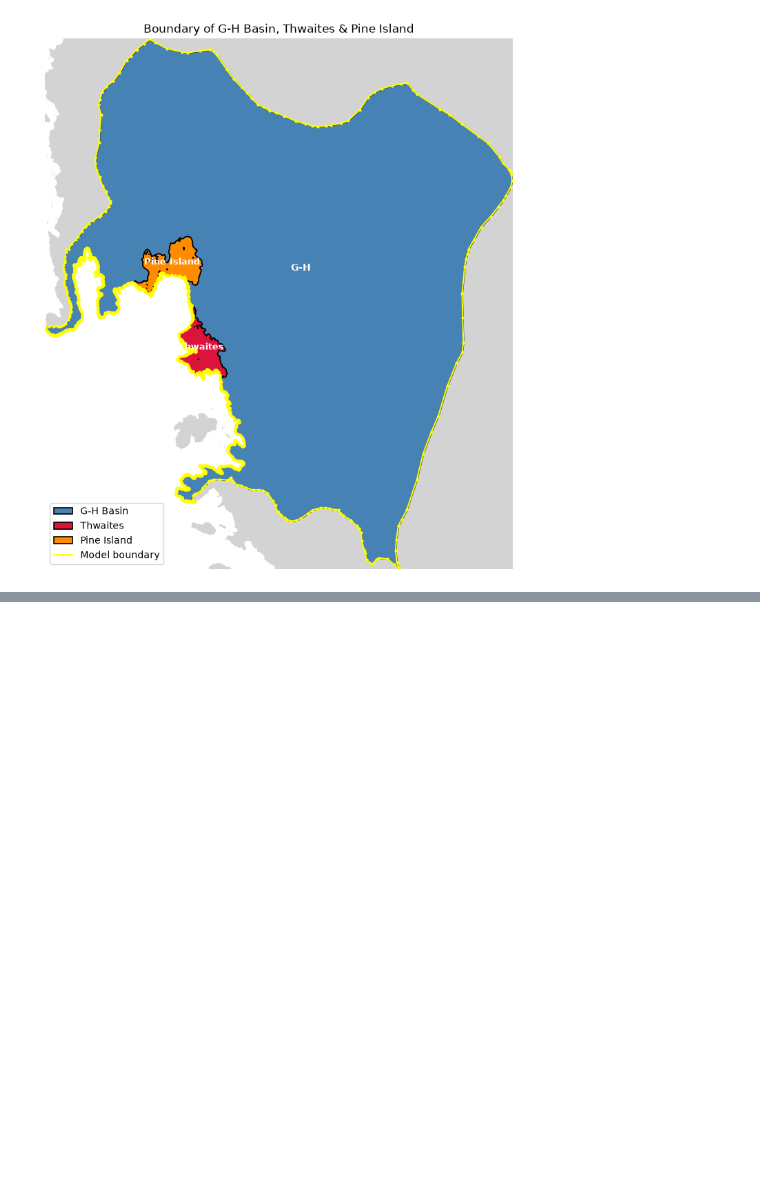
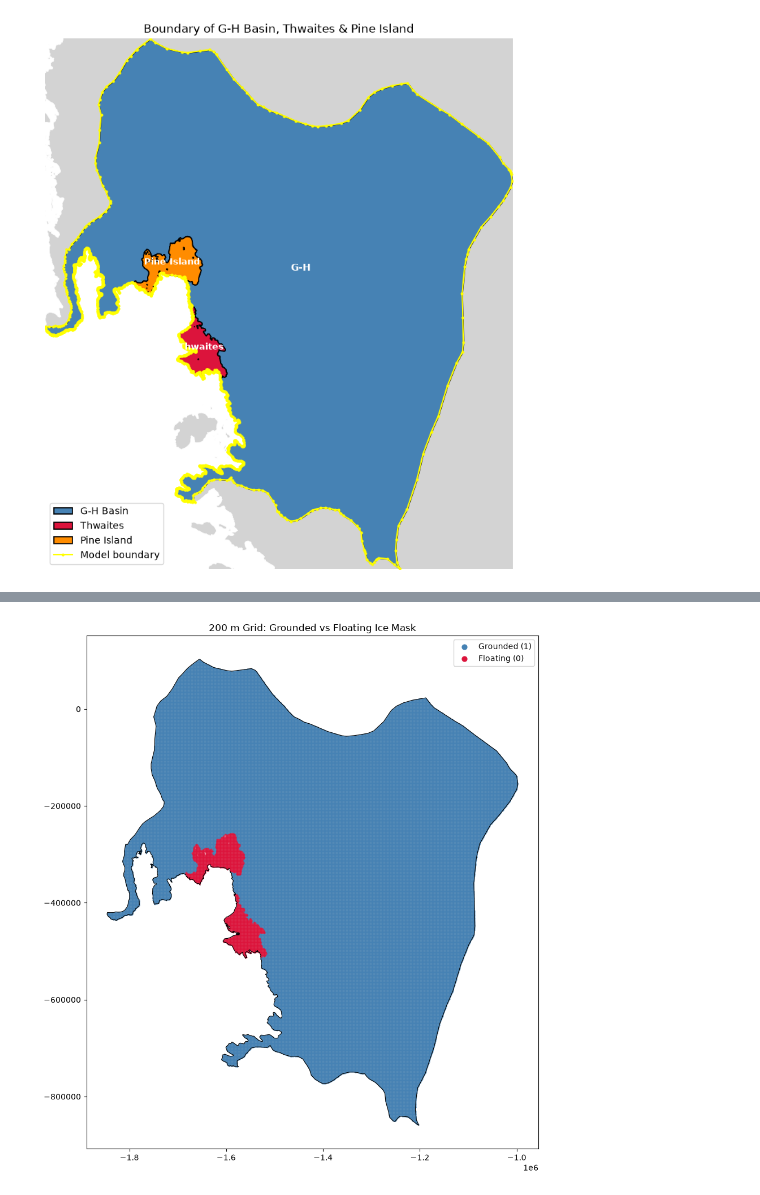
Before and after one commit to alastairyang/ASE-perturbed, a Jupyter notebook: domainBoundary.ipynb, the cells around one changed output, grey strips where cells are left out. Cells and saved outputs as stored; diff of their text form; code cells hidden in the pictures; blank space fills up the shorter version.

```diff
--- a/domainBoundary.ipynb
+++ b/domainBoundary.ipynb
@@ -146,0 +264,20 @@ First few coords (x, y) in meters:
+# %%
+fig, ax = plt.subplots(figsize=(10, 10))
+
+grounded = grid_mask[grid_mask[:, 2] == 1]
+floating  = grid_mask[grid_mask[:, 2] == 0]
+
+ax.scatter(grounded[:, 0], grounded[:, 1], s=0.1, c="steelblue", label="Grounded (1)")
+ax.scatter(floating[:, 0],  floating[:, 1],  s=0.1, c="crimson",   label="Floating (0)")
+
+# Overlay polygon boundaries for reference
+x_b, y_b = combined_geom.exterior.xy
+ax.plot(x_b, y_b, "k-", linewidth=0.8)
+
+ax.set_title("200 m Grid: Grounded vs Floating Ice Mask")
+ax.set_aspect("equal")
+ax.legend(markerscale=20)
+plt.tight_layout()
+plt.show()
+# %% [output]
+[figure, added]
```
Also changed, not shown: parts of 2 cells of this notebook, 35 other files.
